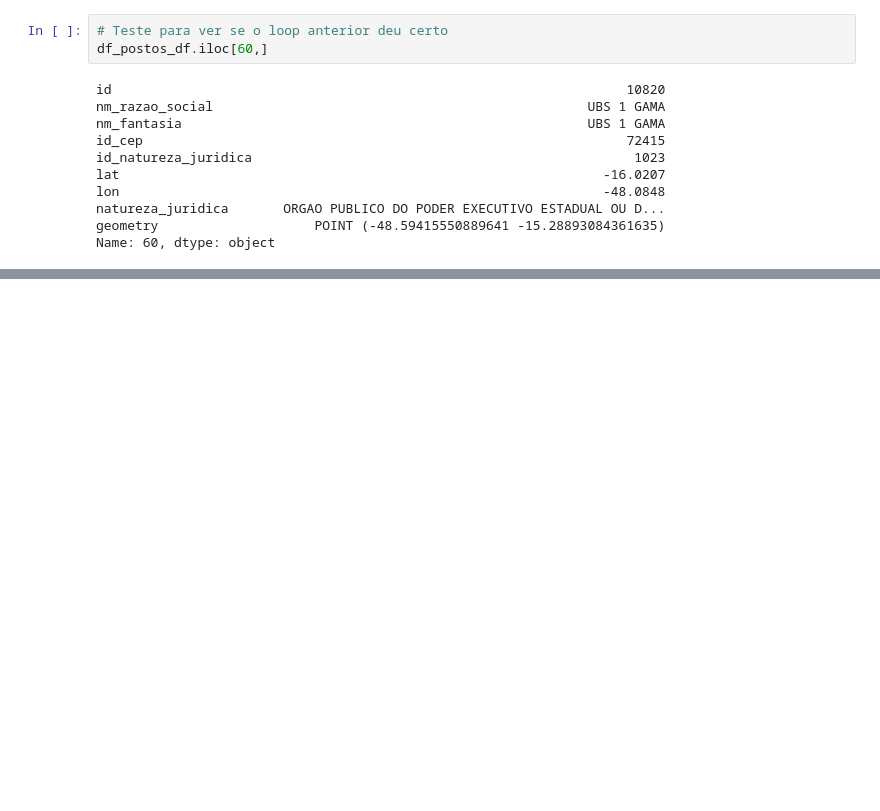
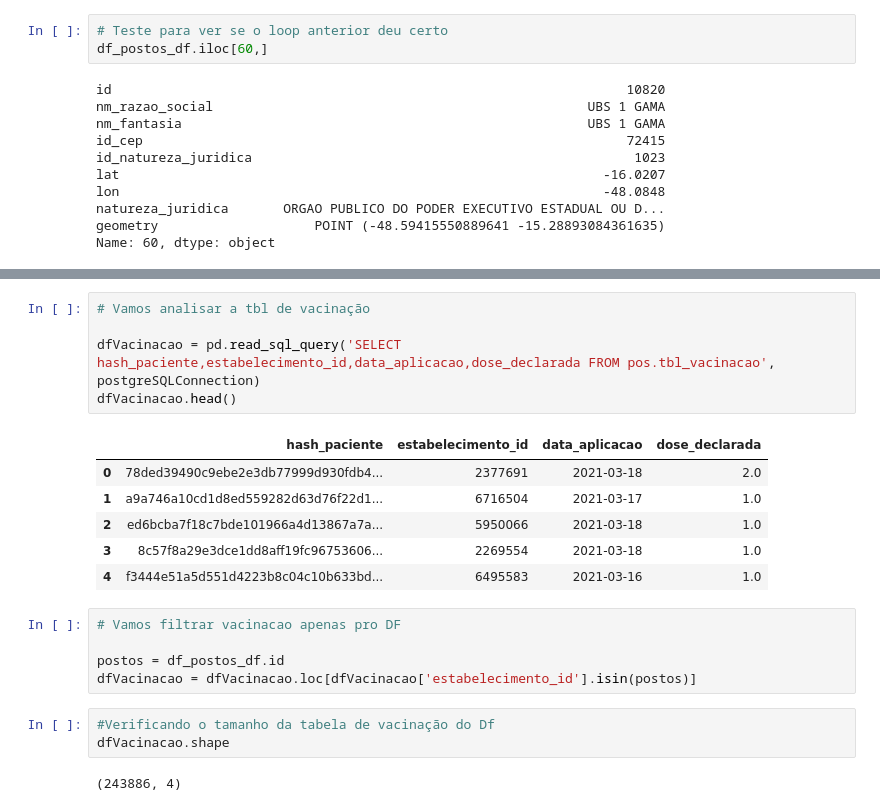
Before and after one commit to raquelcreis/vacina_covid_bsb, a Jupyter notebook: notebook.ipynb, the cells around one changed output, grey strips where cells are left out. Cells and saved outputs as stored; diff of their text form; blank space fills up the shorter version.

```diff
--- a/notebook.ipynb
+++ b/notebook.ipynb
@@ -334,3 +334,25 @@ for i in range(0,len(df_postos_geo)):
 m1
 # %% [output]
 [interactive output not drawn]
+# %%
+# Vamos analisar a tbl de vacinação
+
+dfVacinacao = pd.read_sql_query('SELECT hash_paciente,estabelecimento_id,data_aplicacao,dose_declarada FROM pos.tbl_vacinacao', postgreSQLConnection)
+dfVacinacao.head()
+# %% [output]
+|  | hash_paciente | estabelecimento_id | data_aplicacao | dose_declarada |
+| 0 | 78ded39490c9ebe2e3db77999d930fdb4... | 2377691 | 2021-03-18 | 2.0 |
+| 1 | a9a746a10cd1d8ed559282d63d76f22d1... | 6716504 | 2021-03-17 | 1.0 |
+| 2 | ed6bcba7f18c7bde101966a4d13867a7a... | 5950066 | 2021-03-18 | 1.0 |
+| 3 | 8c57f8a29e3dce1dd8aff19fc96753606... | 2269554 | 2021-03-18 | 1.0 |
+| 4 | f3444e51a5d551d4223b8c04c10b633bd... | 6495583 | 2021-03-16 | 1.0 |
+# %%
+# Vamos filtrar vacinacao apenas pro DF
+
+postos = df_postos_df.id
+dfVacinacao = dfVacinacao.loc[dfVacinacao['estabelecimento_id'].isin(postos)]
+# %%
+#Verificando o tamanho da tabela de vacinação do Df
+dfVacinacao.shape
+# %% [output]
+(243886, 4)
```
Also changed, not shown: parts of 8 cells of this notebook.
